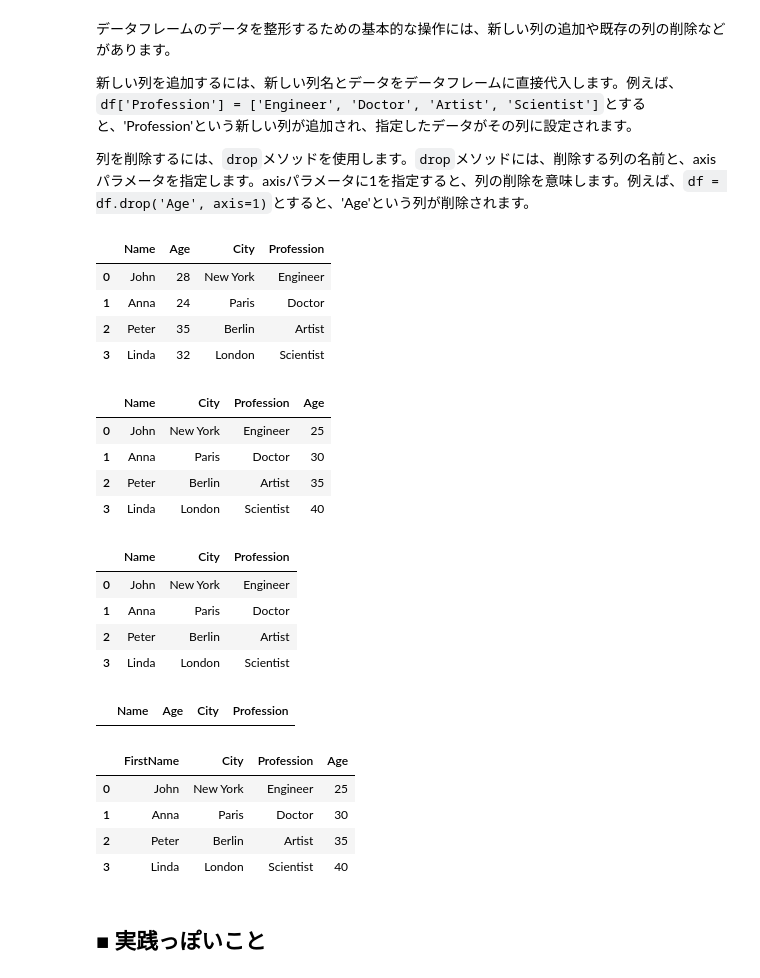
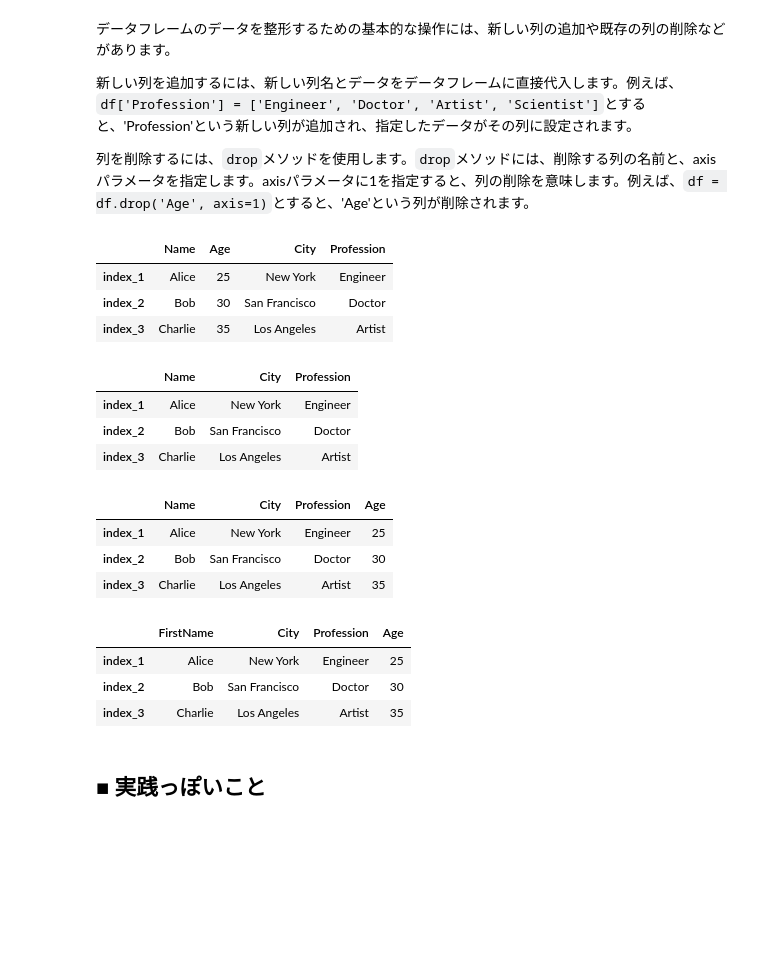
Before and after one commit to gmoriki/C4RA-Python-Tutorials, a Jupyter notebook: 0609/0609_Tutorial.ipynb, the cells around one changed output. Saved outputs shown, nothing was run; the diff lists cells and outputs as text; code cells hidden in the pictures; blank space fills up the shorter version.

```diff
--- a/0609/0609_Tutorial.ipynb
+++ b/0609/0609_Tutorial.ipynb
@@ -225,49 +263,40 @@ df[df['Age'] >= 30]
 列を削除するには、`drop`メソッドを使用します。`drop`メソッドには、削除する列の名前と、axisパラメータを指定します。axisパラメータに1を指定すると、列の削除を意味します。例えば、`df = df.drop('Age', axis=1)`とすると、'Age'という列が削除されます。
 # %%
 # 新しい列の追加
-df['Profession'] = ['Engineer', 'Doctor', 'Artist', 'Scientist']
+df['Profession'] = ['Engineer', 'Doctor', 'Artist']
 df
 # %% [output]
 |  | Name | Age | City | Profession |
-| 0 | John | 28 | New York | Engineer |
-| 1 | Anna | 24 | Paris | Doctor |
-| 2 | Peter | 35 | Berlin | Artist |
-| 3 | Linda | 32 | London | Scientist |
+| index_1 | Alice | 25 | New York | Engineer |
+| index_2 | Bob | 30 | San Francisco | Doctor |
+| index_3 | Charlie | 35 | Los Angeles | Artist |
-# %%
-# 'Age'列を再追加
-df['Age'] = [25, 30, 35, 40]
-df
-# %% [output]
-|  | Name | City | Profession | Age |
-| 0 | John | New York | Engineer | 25 |
-| 1 | Anna | Paris | Doctor | 30 |
-| 2 | Peter | Berlin | Artist | 35 |
-| 3 | Linda | London | Scientist | 40 |
 # %%
 # 列の削除
 df = df.drop('Age', axis=1)
 df
 # %% [output]
 |  | Name | City | Profession |
-| 0 | John | New York | Engineer |
-| 1 | Anna | Paris | Doctor |
-| 2 | Peter | Berlin | Artist |
-| 3 | Linda | London | Scientist |
+| index_1 | Alice | New York | Engineer |
+| index_2 | Bob | San Francisco | Doctor |
+| index_3 | Charlie | Los Angeles | Artist |
 # %%
-# 複数の条件を満たすデータを抽出
-df[(df['Age'] >= 30) & (df['City'] == 'New York')]
+# 'Age'列を再追加
+df['Age'] = [25, 30, 35]
+df
 # %% [output]
-|  | Name | Age | City | Profession |
+|  | Name | City | Profession | Age |
+| index_1 | Alice | New York | Engineer | 25 |
+| index_2 | Bob | San Francisco | Doctor | 30 |
+| index_3 | Charlie | Los Angeles | Artist | 35 |
 # %%
 # 列の名前の変更
 df = df.rename(columns={'Name': 'FirstName'})
 df
 # %% [output]
 |  | FirstName | City | Profession | Age |
-| 0 | John | New York | Engineer | 25 |
-| 1 | Anna | Paris | Doctor | 30 |
-| 2 | Peter | Berlin | Artist | 35 |
-| 3 | Linda | London | Scientist | 40 |
+| index_1 | Alice | New York | Engineer | 25 |
+| index_2 | Bob | San Francisco | Doctor | 30 |
+| index_3 | Charlie | Los Angeles | Artist | 35 |
 # %% [markdown]
 ## ■ 実践っぽいこと
 # %%
```
Also changed, not shown: parts of 10 cells of this notebook.
